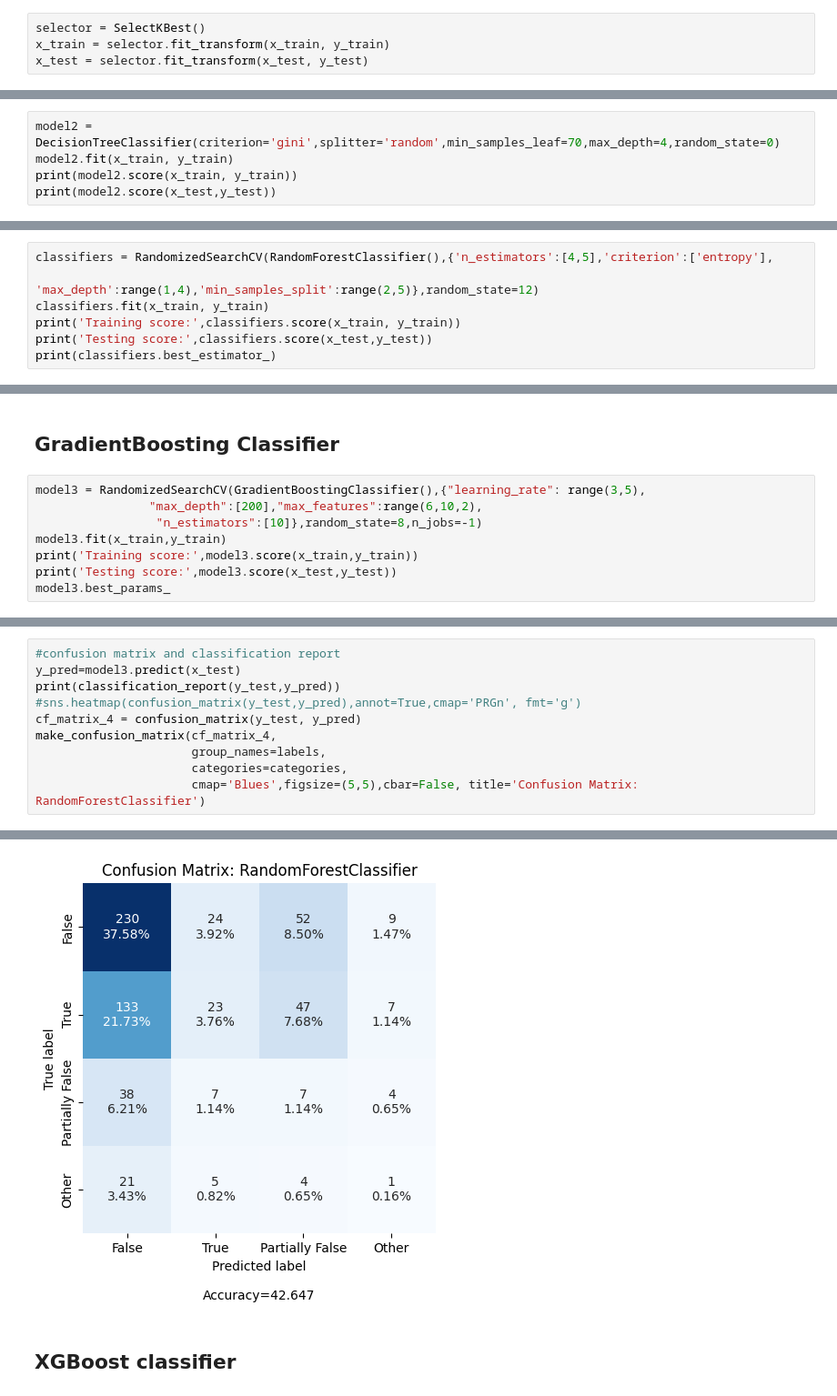
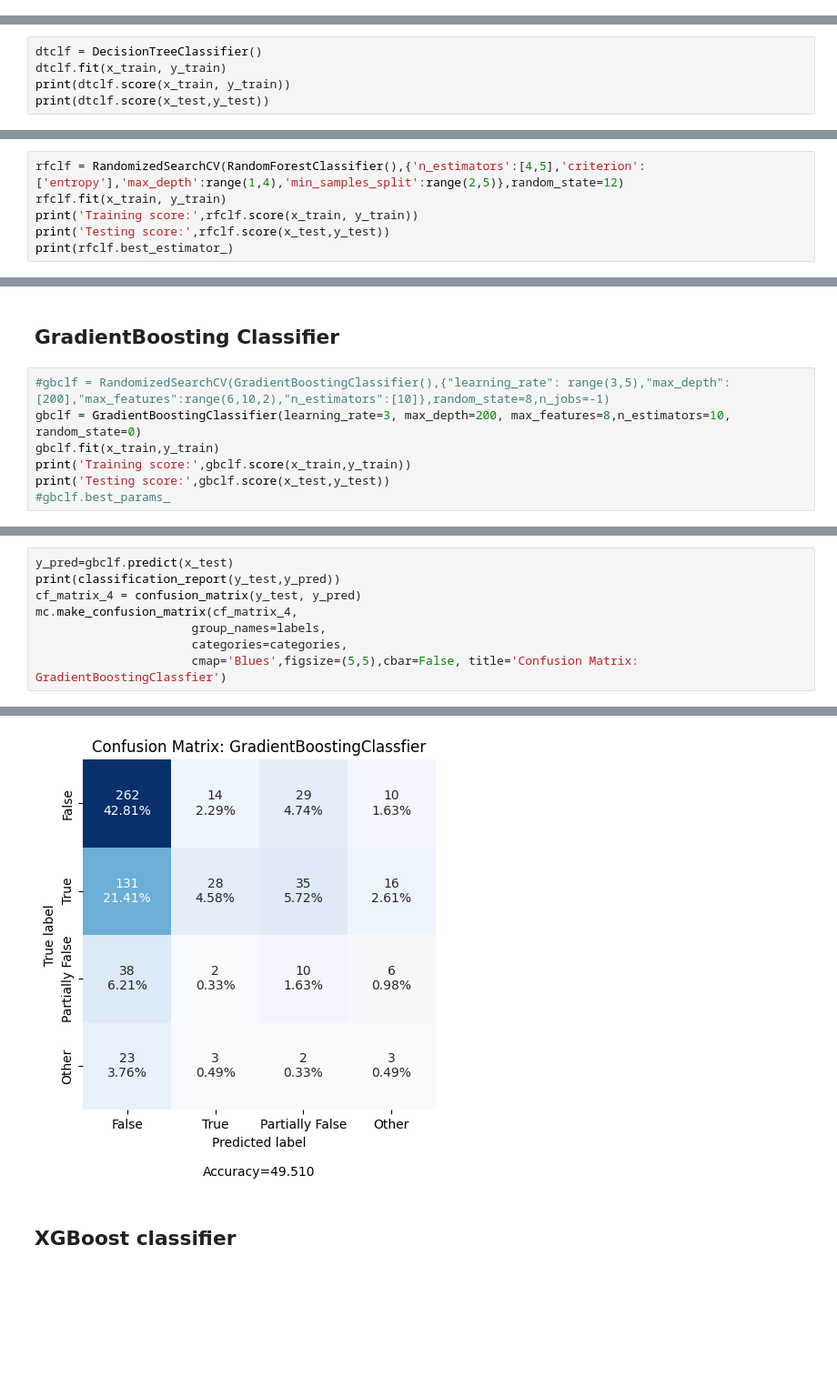
Before and after one commit to cgurkan/fake-news, a Jupyter notebook: FakeNewsPreprocess.ipynb, the cells around one changed output, grey strips where cells are left out. Shown at 91% size. Drawn from its saved outputs; the diff is of its cells as text; blank space fills up the shorter version.

```diff
--- a/FakeNewsPreprocess.ipynb
+++ b/FakeNewsPreprocess.ipynb
@@ -145,4 +119,0 @@ x_train.shape
-# %%
-selector = SelectKBest()
-x_train = selector.fit_transform(x_train, y_train)
-x_test = selector.fit_transform(x_test, y_test)
@@ -286,8 +158,8 @@ weighted avg       0.26      0.51      0.35       612
 # %% [markdown]
 ## Decision Tree classifier
 # %%
-model2 = DecisionTreeClassifier(criterion='gini',splitter='random',min_samples_leaf=70,max_depth=4,random_state=0)
-model2.fit(x_train, y_train)
-print(model2.score(x_train, y_train))
-print(model2.score(x_test,y_test))
+dtclf = DecisionTreeClassifier()
+dtclf.fit(x_train, y_train)
+print(dtclf.score(x_train, y_train))
+print(dtclf.score(x_test,y_test))
 # %% [output]
@@ -318,10 +182,9 @@ weighted avg       0.31      0.46      0.37       612
 # %% [markdown]
 ## RandomForest
 # %%
-classifiers = RandomizedSearchCV(RandomForestClassifier(),{'n_estimators':[4,5],'criterion':['entropy'],
-                                                      'max_depth':range(1,4),'min_samples_split':range(2,5)},random_state=12)
-classifiers.fit(x_train, y_train)
-print('Training score:',classifiers.score(x_train, y_train))
-print('Testing score:',classifiers.score(x_test,y_test))
-print(classifiers.best_estimator_)
+rfclf = RandomizedSearchCV(RandomForestClassifier(),{'n_estimators':[4,5],'criterion':['entropy'],'max_depth':range(1,4),'min_samples_split':range(2,5)},random_state=12)
+rfclf.fit(x_train, y_train)
+print('Training score:',rfclf.score(x_train, y_train))
+print('Testing score:',rfclf.score(x_test,y_test))
+print(rfclf.best_estimator_)
 # %% [output]
@@ -354,12 +207,11 @@ weighted avg       0.29      0.51      0.36       612
 # %% [markdown]
 ## GradientBoosting Classifier
 # %%
-model3 = RandomizedSearchCV(GradientBoostingClassifier(),{"learning_rate": range(3,5),
-                "max_depth":[200],"max_features":range(6,10,2),
-                 "n_estimators":[10]},random_state=8,n_jobs=-1)
-model3.fit(x_train,y_train)
-print('Training score:',model3.score(x_train,y_train))
-print('Testing score:',model3.score(x_test,y_test))
-model3.best_params_
+#gbclf = RandomizedSearchCV(GradientBoostingClassifier(),{"learning_rate": range(3,5),"max_depth":[200],"max_features":range(6,10,2),"n_estimators":[10]},random_state=8,n_jobs=-1)
+gbclf = GradientBoostingClassifier(learning_rate=3, max_depth=200, max_features=8,n_estimators=10, random_state=0)
+gbclf.fit(x_train,y_train)
+print('Training score:',gbclf.score(x_train,y_train))
+print('Testing score:',gbclf.score(x_test,y_test))
+#gbclf.best_params_
 # %% [output]
 Training score: 0.9988888888888889
@@ -368,13 +219,11 @@ Testing score: 0.4264705882352941
 # %%
-#confusion matrix and classification report
-y_pred=model3.predict(x_test)
+y_pred=gbclf.predict(x_test)
 print(classification_report(y_test,y_pred))
-#sns.heatmap(confusion_matrix(y_test,y_pred),annot=True,cmap='PRGn', fmt='g')
 cf_matrix_4 = confusion_matrix(y_test, y_pred)
-make_confusion_matrix(cf_matrix_4,
+mc.make_confusion_matrix(cf_matrix_4,
                       group_names=labels,
                       categories=categories,
-                      cmap='Blues',figsize=(5,5),cbar=False, title='Confusion Matrix: RandomForestClassifier')
+                      cmap='Blues',figsize=(5,5),cbar=False, title='Confusion Matrix: GradientBoostingClassfier')
 # %% [output]
               precision    recall  f1-score   support
 
@@ -389,4 +238,4 @@ weighted avg       0.42      0.43      0.39       612
-[figure, old version]
+[figure, new version]
 # %% [markdown]
 ## XGBoost classifier
 # %%
```
Also changed, not shown: parts of 32 cells of this notebook.
